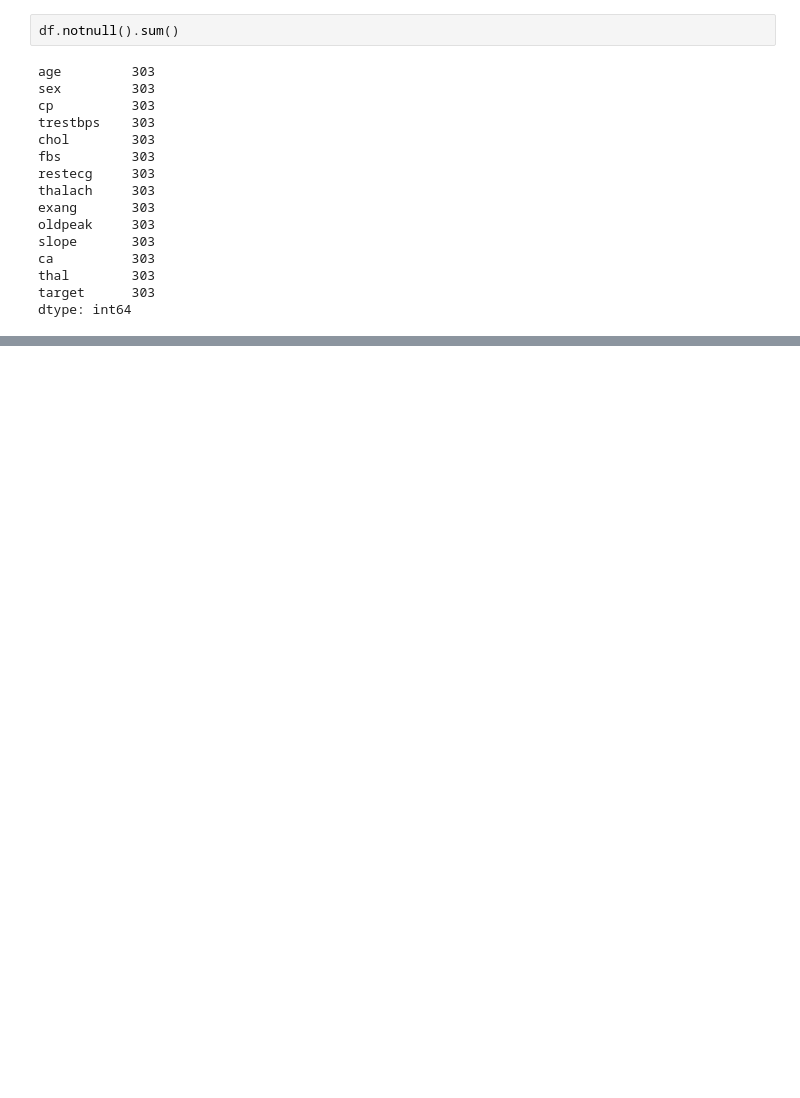
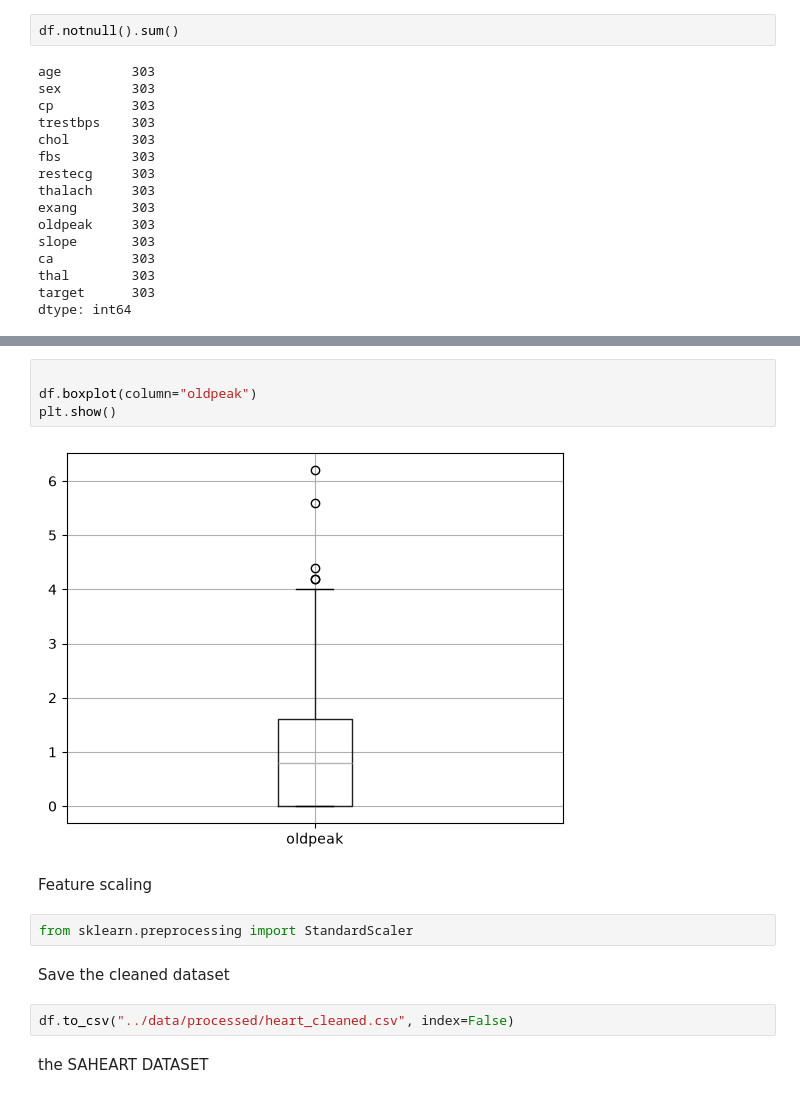
Before and after one commit to Mpho6746/silent-killer-ai-cvd, a Jupyter notebook: notebooks/01_preprocessing.ipynb, the cells around one changed output, grey strips where cells are left out. Saved outputs shown, nothing was run; the diff lists cells and outputs as text; blank space fills up the shorter version.

Commit message:
Completed preprocessing, EDA, and training setup

```diff
--- a/notebooks/01_preprocessing.ipynb
+++ b/notebooks/01_preprocessing.ipynb
@@ -434,0 +167,16 @@ df.describe()
+# %%
+
+df.boxplot(column="oldpeak")
+plt.show()
+# %% [output]
+[figure, added]
+# %% [markdown]
+Feature scaling
+# %%
+from sklearn.preprocessing import StandardScaler
+# %% [markdown]
+Save the cleaned dataset
+# %%
+df.to_csv("../data/processed/heart_cleaned.csv", index=False)
+# %% [markdown]
+the SAHEART DATASET
```
Also changed, not shown: parts of 56 cells of this notebook, 3 other files.
